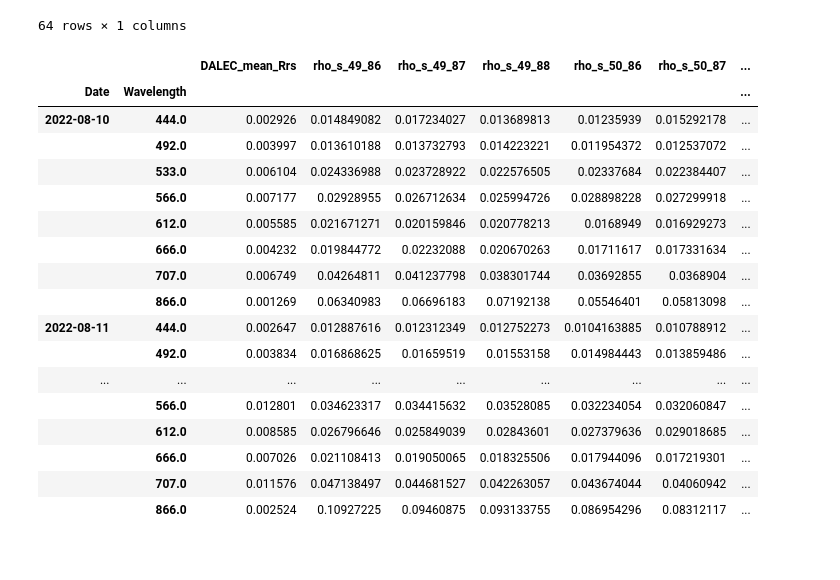
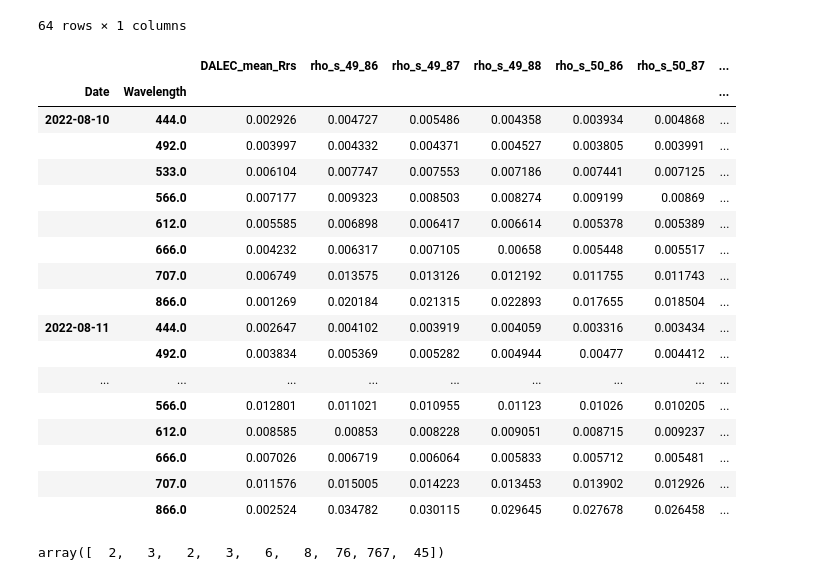
Before and after one commit to scmc72/DALEC_processing, a Jupyter notebook: multiSD_DALEC_functions.ipynb, the cells around one changed output. Cells and saved outputs as stored; diff of their text form; code cells hidden in the pictures.

```diff
--- a/multiSD_DALEC_functions.ipynb
+++ b/multiSD_DALEC_functions.ipynb
@@ -17,11 +18,12 @@ import os
 # %%
 # now gonna try to look at all SD files:
 
-def load_multiple_SDs(SD_directory, coord, pixel_grid_shape=(1, 1)):
+def load_multiple_SDs(SD_directory, coord, pixel_grid_shape=(1, 1), div_by_pi=True):
     '''
     Loads all L2R netcdfs in a given directory. Then extracts a grid of shape=pixel_grid_shape at the given coord
     Returns a pandas DF with Date, Wavelength, and rho_s columns
     Note that the rho_s columns will be formatted as per `SD_NC_loading.get_SD_NC_Spectra_grid()`
+    option div_by_pi will change the units to match the DALEC units
     '''
     # could use list comprehensions in a few places here if things start getting slow!
     SD_files = []
@@ -63,6 +65,9 @@ def load_multiple_SDs(SD_directory, coord, pixel_grid_shape=(1, 1)):
                 SD_df = pd.concat([SD_df, SD_df_tmp])
         else:
             print('...skipping duplicate date entry')
+
+    if div_by_pi:
+        SD_df = SD_df.div(np.pi)
     # don't really need to sort, but in case I change something its good to have
     return SD_df.sort_values(['Date', 'Wavelength'])
 # %%
@@ -73,9 +78,10 @@ SD_directory = ('C:/Users/daa5/' +
                 'acolite_output/')
 
 coord = [56.14693897799395, -3.923458784671348] # this is approx the location of the DALEC
-
+coord_deep_loch = [56.146746528609306, -3.92285731543299] # this is perhaps a deeper part of the loch
 
 SD_df = load_multiple_SDs(SD_directory, coord)
+SD_df_deep_loch = load_multiple_SDs(SD_directory, coord_deep_loch)
 SD_df
 # %% [output]
 ...skipping duplicate date entry
@@ -188,26 +196,27 @@ WARNING: some of my old code wont work with integerIndex=True - delete this line
 # %%
 # join the dfs together and remove NAs so that we only get overlapping dates
 superDuperDF = DALEC_df.join(SD_df, on=['Date', 'Wavelength']).dropna()
+superDuperDF_deep = DALEC_df.join(SD_df_deep_loch, on=['Date', 'Wavelength']).dropna()
 superDuperDF
 # %% [output]
 |  |  | DALEC_mean_Rrs | rho_s_49_86 | rho_s_49_87 | rho_s_49_88 | rho_s_50_86 | rho_s_50_87 | ... |
 | Date | Wavelength |  |  |  |  |  |  | ... |
-| 2022-08-10 | 444.0 | 0.002926 | 0.014849082 | 0.017234027 | 0.013689813 | 0.01235939 | 0.015292178 | ... |
-|  | 492.0 | 0.003997 | 0.013610188 | 0.013732793 | 0.014223221 | 0.011954372 | 0.012537072 | ... |
-|  | 533.0 | 0.006104 | 0.024336988 | 0.023728922 | 0.022576505 | 0.02337684 | 0.022384407 | ... |
-|  | 566.0 | 0.007177 | 0.02928955 | 0.026712634 | 0.025994726 | 0.028898228 | 0.027299918 | ... |
-|  | 612.0 | 0.005585 | 0.021671271 | 0.020159846 | 0.020778213 | 0.0168949 | 0.016929273 | ... |
-|  | 666.0 | 0.004232 | 0.019844772 | 0.02232088 | 0.020670263 | 0.01711617 | 0.017331634 | ... |
-|  | 707.0 | 0.006749 | 0.04264811 | 0.041237798 | 0.038301744 | 0.03692855 | 0.0368904 | ... |
-|  | 866.0 | 0.001269 | 0.06340983 | 0.06696183 | 0.07192138 | 0.05546401 | 0.05813098 | ... |
-| 2022-08-11 | 444.0 | 0.002647 | 0.012887616 | 0.012312349 | 0.012752273 | 0.0104163885 | 0.010788912 | ... |
-|  | 492.0 | 0.003834 | 0.016868625 | 0.01659519 | 0.01553158 | 0.014984443 | 0.013859486 | ... |
+| 2022-08-10 | 444.0 | 0.002926 | 0.004727 | 0.005486 | 0.004358 | 0.003934 | 0.004868 | ... |
+|  | 492.0 | 0.003997 | 0.004332 | 0.004371 | 0.004527 | 0.003805 | 0.003991 | ... |
+|  | 533.0 | 0.006104 | 0.007747 | 0.007553 | 0.007186 | 0.007441 | 0.007125 | ... |
+|  | 566.0 | 0.007177 | 0.009323 | 0.008503 | 0.008274 | 0.009199 | 0.00869 | ... |
+|  | 612.0 | 0.005585 | 0.006898 | 0.006417 | 0.006614 | 0.005378 | 0.005389 | ... |
+|  | 666.0 | 0.004232 | 0.006317 | 0.007105 | 0.00658 | 0.005448 | 0.005517 | ... |
+|  | 707.0 | 0.006749 | 0.013575 | 0.013126 | 0.012192 | 0.011755 | 0.011743 | ... |
+|  | 866.0 | 0.001269 | 0.020184 | 0.021315 | 0.022893 | 0.017655 | 0.018504 | ... |
+| 2022-08-11 | 444.0 | 0.002647 | 0.004102 | 0.003919 | 0.004059 | 0.003316 | 0.003434 | ... |
+|  | 492.0 | 0.003834 | 0.005369 | 0.005282 | 0.004944 | 0.00477 | 0.004412 | ... |
 | ... | ... | ... | ... | ... | ... | ... | ... | ... |
-|  | 566.0 | 0.012801 | 0.034623317 | 0.034415632 | 0.03528085 | 0.032234054 | 0.032060847 | ... |
-|  | 612.0 | 0.008585 | 0.026796646 | 0.025849039 | 0.02843601 | 0.027379636 | 0.029018685 | ... |
-|  | 666.0 | 0.007026 | 0.021108413 | 0.019050065 | 0.018325506 | 0.017944096 | 0.017219301 | ... |
-|  | 707.0 | 0.011576 | 0.047138497 | 0.044681527 | 0.042263057 | 0.043674044 | 0.04060942 | ... |
-|  | 866.0 | 0.002524 | 0.10927225 | 0.09460875 | 0.093133755 | 0.086954296 | 0.08312117 | ... |
+|  | 566.0 | 0.012801 | 0.011021 | 0.010955 | 0.01123 | 0.01026 | 0.010205 | ... |
+|  | 612.0 | 0.008585 | 0.00853 | 0.008228 | 0.009051 | 0.008715 | 0.009237 | ... |
+|  | 666.0 | 0.007026 | 0.006719 | 0.006064 | 0.005833 | 0.005712 | 0.005481 | ... |
+|  | 707.0 | 0.011576 | 0.015005 | 0.014223 | 0.013453 | 0.013902 | 0.012926 | ... |
+|  | 866.0 | 0.002524 | 0.034782 | 0.030115 | 0.029645 | 0.027678 | 0.026458 | ... |
 # %%
 # need to finish this!
 
@@ -246,0 +275,6 @@ plt.show()
+# %%
+a = np.array([1, 2, 3, 2, 3, 6, 8, 76, 767, 45])
+slicey = slice(1, None, 1)
+a[slicey]
+# %% [output]
+array([  2,   3,   2,   3,   6,   8,  76, 767,  45])
```
Also changed, not shown: parts of 16 cells of this notebook, 1 other file.
